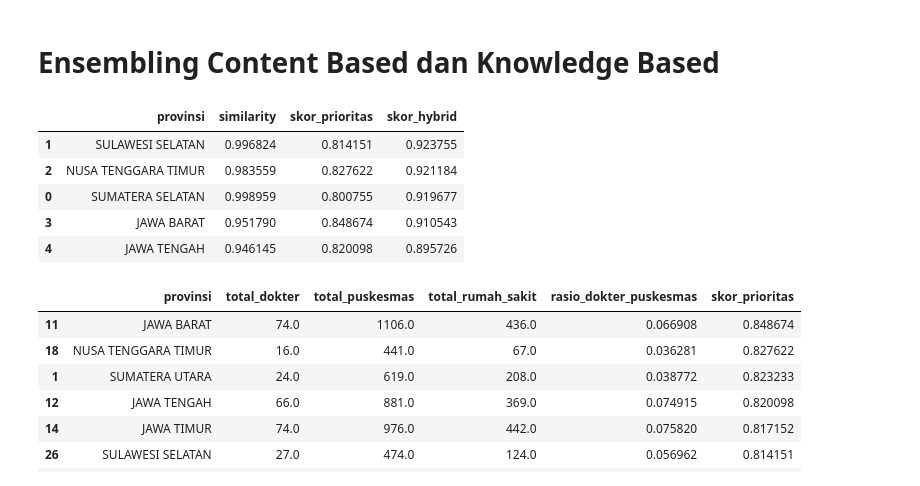
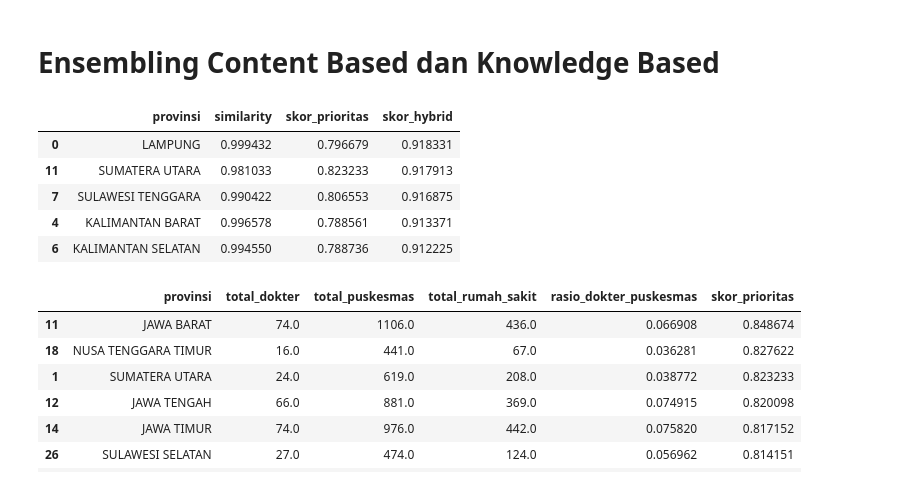
Before and after one commit to RandiBro234/MedDistrib, a Jupyter notebook: data/goverment.ipynb, the cells around one changed output. Drawn from its saved outputs; the diff is of its cells as text; code cells hidden in the pictures.

```diff
--- a/data/goverment.ipynb
+++ b/data/goverment.ipynb
@@ -198,7 +204,15 @@ df_final
 # %% [markdown]
 # Normalisasi
 # %%
-# fitur yang di-scale
+# ===============================
+# 1. PASTIKAN DATA SUDAH BERSIH
+# ===============================
+# (optional tapi disarankan)
+df_final = df_final.replace("-", 0)
+
+# ===============================
+# 2. PILIH FITUR YANG DIGUNAKAN
+# ===============================
 features_scale = [
     "total_dokter",
     "total_puskesmas",
@@ -212,15 +226,26 @@ features_scale = [
 # fitur final untuk content-based
 cb_features = features_scale + ["rasio_dokter_puskesmas"]
 
+# ===============================
+# 3. HANDLE MISSING VALUE (WAJIB)
+# ===============================
+df_final[features_scale] = df_final[features_scale].fillna(df_final[features_scale].mean())
+
+# ===============================
+# 4. NORMALISASI
+# ===============================
+scaler = MinMaxScaler()
+
 df_model_scaled = df_final.copy()
 
-# scale hanya fitur tertentu
 df_model_scaled[features_scale] = scaler.fit_transform(df_final[features_scale])
 
-# rasio tetap asli
+# ratio tetap asli
 df_model_scaled["rasio_dokter_puskesmas"] = df_final["rasio_dokter_puskesmas"]
 
-# tampilkan
+# ===============================
+# 5. CEK HASIL
+# ===============================
 df_model_scaled[["provinsi"] + cb_features].head()
 # %% [output]
 |  | provinsi | total_dokter | total_puskesmas | total_rumah_sakit | Tenaga Kebidanan | Tenaga Kefarmasian | ... |
@@ -440,14 +471,14 @@ def hybrid_recommendation(provinsi, top_n=5, alpha=0.6, beta=0.4):
 
     return df_hybrid.head(top_n)
 # %%
-hybrid_recommendation("ACEH", top_n=5)
+hybrid_recommendation("SUMATERA BARAT", top_n=5)
 # %% [output]
 |  | provinsi | similarity | skor_prioritas | skor_hybrid |
-| 1 | SULAWESI SELATAN | 0.996824 | 0.814151 | 0.923755 |
-| 2 | NUSA TENGGARA TIMUR | 0.983559 | 0.827622 | 0.921184 |
-| 0 | SUMATERA SELATAN | 0.998959 | 0.800755 | 0.919677 |
-| 3 | JAWA BARAT | 0.951790 | 0.848674 | 0.910543 |
-| 4 | JAWA TENGAH | 0.946145 | 0.820098 | 0.895726 |
+| 0 | LAMPUNG | 0.999432 | 0.796679 | 0.918331 |
+| 11 | SUMATERA UTARA | 0.981033 | 0.823233 | 0.917913 |
+| 7 | SULAWESI TENGGARA | 0.990422 | 0.806553 | 0.916875 |
+| 4 | KALIMANTAN BARAT | 0.996578 | 0.788561 | 0.913371 |
+| 6 | KALIMANTAN SELATAN | 0.994550 | 0.788736 | 0.912225 |
 # %%
 get_priority_provinces(10)
 # %% [output]
```
Also changed, not shown: parts of 3 cells of this notebook, 2 other files.
